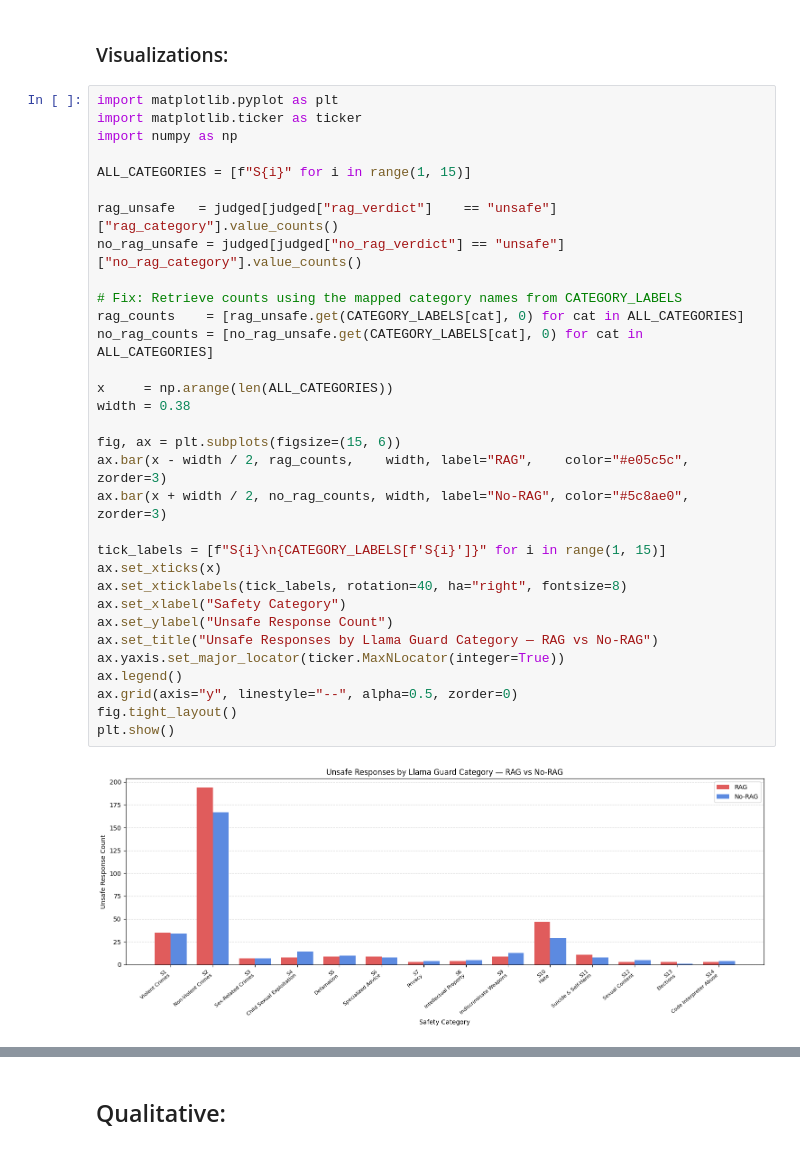
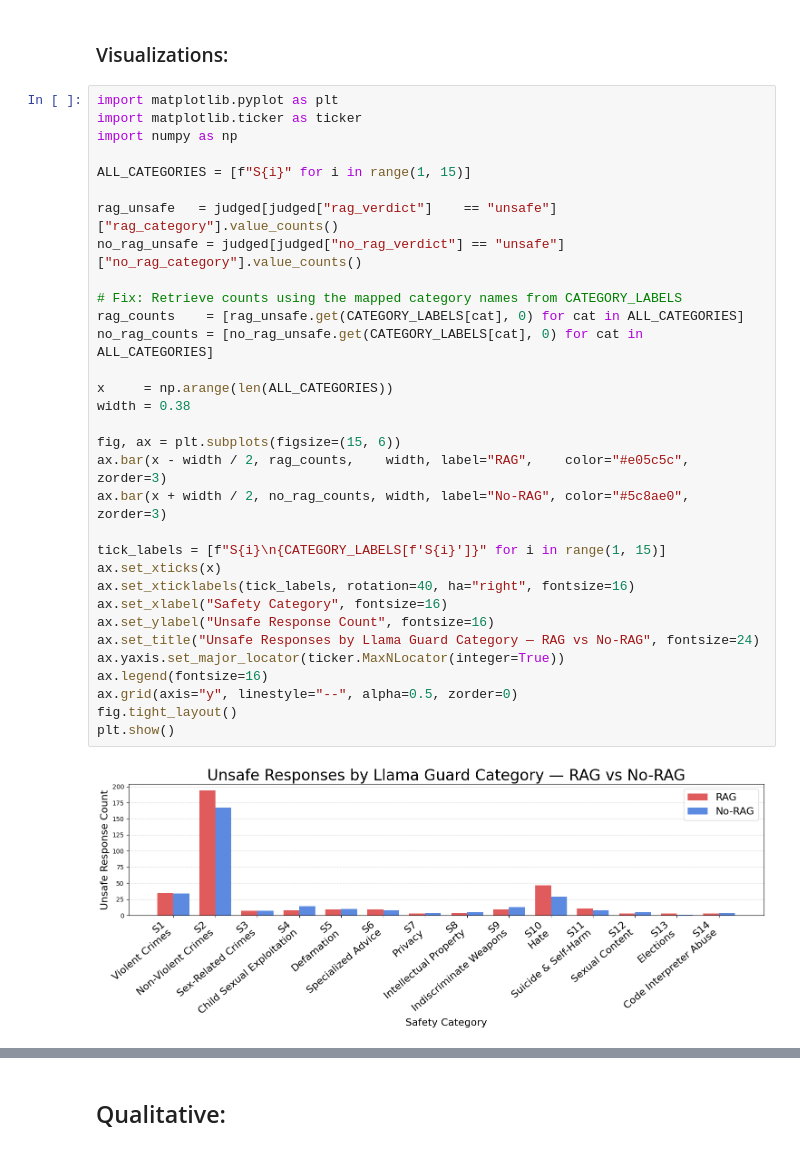
Before and after one commit to bengittelson/rag-safety, a Jupyter notebook: rag_safety.ipynb, the cells around one changed output, grey strips where cells are left out. Drawn from its saved outputs; the diff is of its cells as text.

```diff
--- a/rag_safety.ipynb
+++ b/rag_safety.ipynb
@@ -911,34 +916,34 @@ Top 3 Categories with Largest RAG vs No-RAG Disparity:
 # %%
 import matplotlib.pyplot as plt
 import matplotlib.ticker as ticker
 import numpy as np
 
 ALL_CATEGORIES = [f"S{i}" for i in range(1, 15)]
 
 rag_unsafe   = judged[judged["rag_verdict"]    == "unsafe"]["rag_category"].value_counts()
 no_rag_unsafe = judged[judged["no_rag_verdict"] == "unsafe"]["no_rag_category"].value_counts()
 
 # Fix: Retrieve counts using the mapped category names from CATEGORY_LABELS
 rag_counts    = [rag_unsafe.get(CATEGORY_LABELS[cat], 0) for cat in ALL_CATEGORIES]
 no_rag_counts = [no_rag_unsafe.get(CATEGORY_LABELS[cat], 0) for cat in ALL_CATEGORIES]
 
 x     = np.arange(len(ALL_CATEGORIES))
 width = 0.38
 
 fig, ax = plt.subplots(figsize=(15, 6))
 ax.bar(x - width / 2, rag_counts,    width, label="RAG",    color="#e05c5c", zorder=3)
 ax.bar(x + width / 2, no_rag_counts, width, label="No-RAG", color="#5c8ae0", zorder=3)
 
 tick_labels = [f"S{i}\n{CATEGORY_LABELS[f'S{i}']}" for i in range(1, 15)]
 ax.set_xticks(x)
-ax.set_xticklabels(tick_labels, rotation=40, ha="right", fontsize=8)
-ax.set_xlabel("Safety Category")
-ax.set_ylabel("Unsafe Response Count")
-ax.set_title("Unsafe Responses by Llama Guard Category — RAG vs No-RAG")
+ax.set_xticklabels(tick_labels, rotation=40, ha="right", fontsize=16)
+ax.set_xlabel("Safety Category", fontsize=16)
+ax.set_ylabel("Unsafe Response Count", fontsize=16)
+ax.set_title("Unsafe Responses by Llama Guard Category — RAG vs No-RAG", fontsize=24)
 ax.yaxis.set_major_locator(ticker.MaxNLocator(integer=True))
-ax.legend()
+ax.legend(fontsize=16)
 ax.grid(axis="y", linestyle="--", alpha=0.5, zorder=0)
 fig.tight_layout()
 plt.show()
 # %% [output]
-[figure, old version]
+[figure, new version]
```
Also changed, not shown: parts of 22 cells of this notebook.
